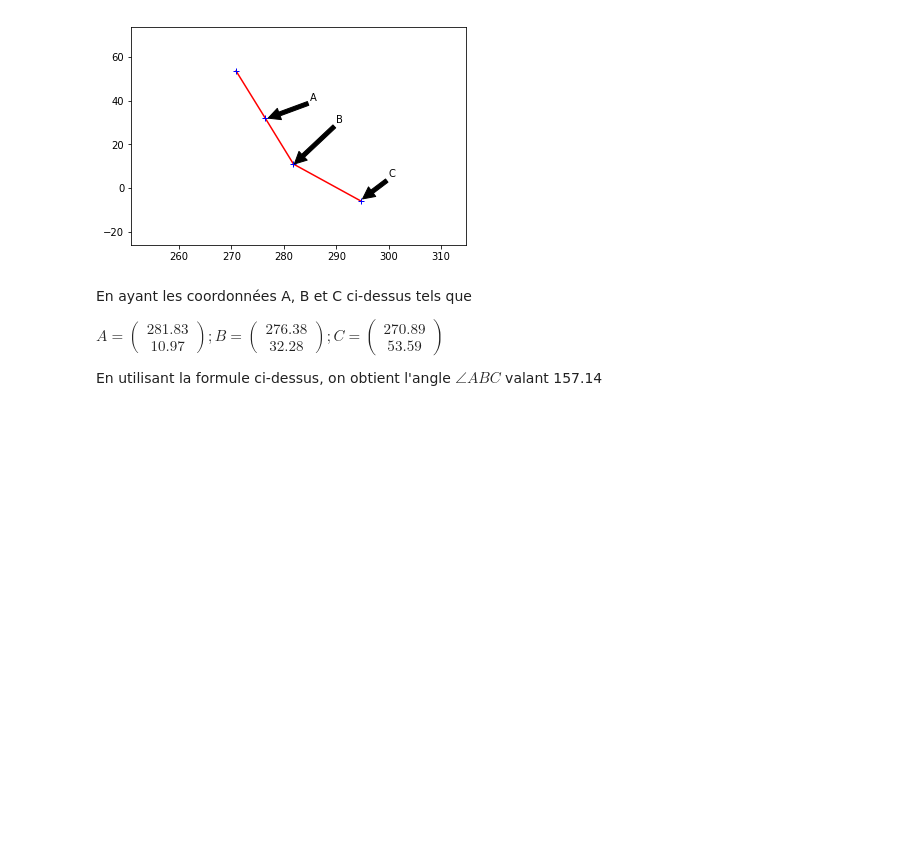
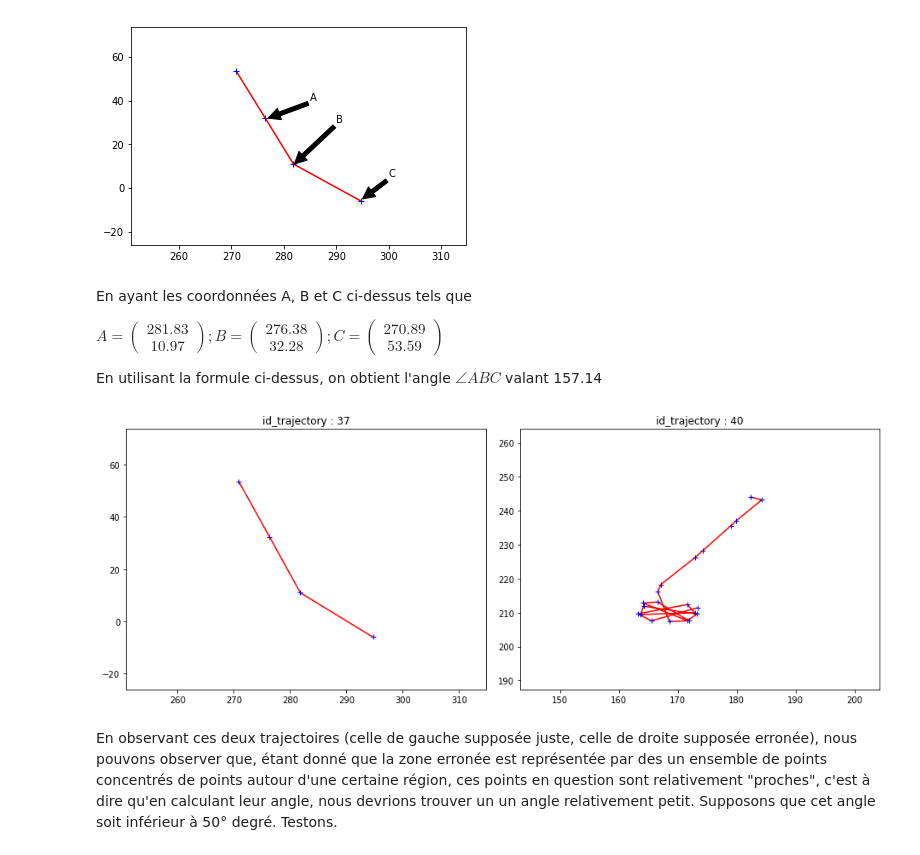
Before and after one commit to AmigoCap/CleaningTrajec, a Jupyter notebook: 02_Détection des erreurs.ipynb, the cells around one changed output. Drawn from its saved outputs; the diff is of its cells as text; code cells hidden in the pictures; blank space fills up the shorter version.

Commit message:
Déduction trajectoire erronée (test)

```diff
--- a/02_Détection des erreurs.ipynb
+++ b/02_Détection des erreurs.ipynb
@@ -160,5 +158,17 @@ C =
 $
 
 En utilisant la formule ci-dessus, on obtient l'angle $\angle ABC$ valant 157.14
-# %% [markdown]
-#
+# %%
+df_comp = []
+df_comp.append(df.loc[df['id']==37])
+df_comp.append(df.loc[df['id']==40])
+
+plt.figure(figsize=(13, 5))
+for i in range(1, 3):
+    plt.subplot(1, 2, i)
+    show(df_comp[i-1])
+# %% [output]
+[figure, added]
+# %% [markdown]
+En observant ces deux trajectoires (celle de gauche supposée juste, celle de droite supposée erronée), nous pouvons observer que, étant donné que la zone erronée est représentée par des un ensemble de points concentrés de points autour d'une certaine région, ces points en question sont relativement "proches", c'est à dire qu'en calculant leur angle, nous devrions trouver un un angle relativement petit. Supposons que cet angle soit inférieur à 50° degré.
+Testons.
```
Also changed, not shown: parts of 7 cells of this notebook.
